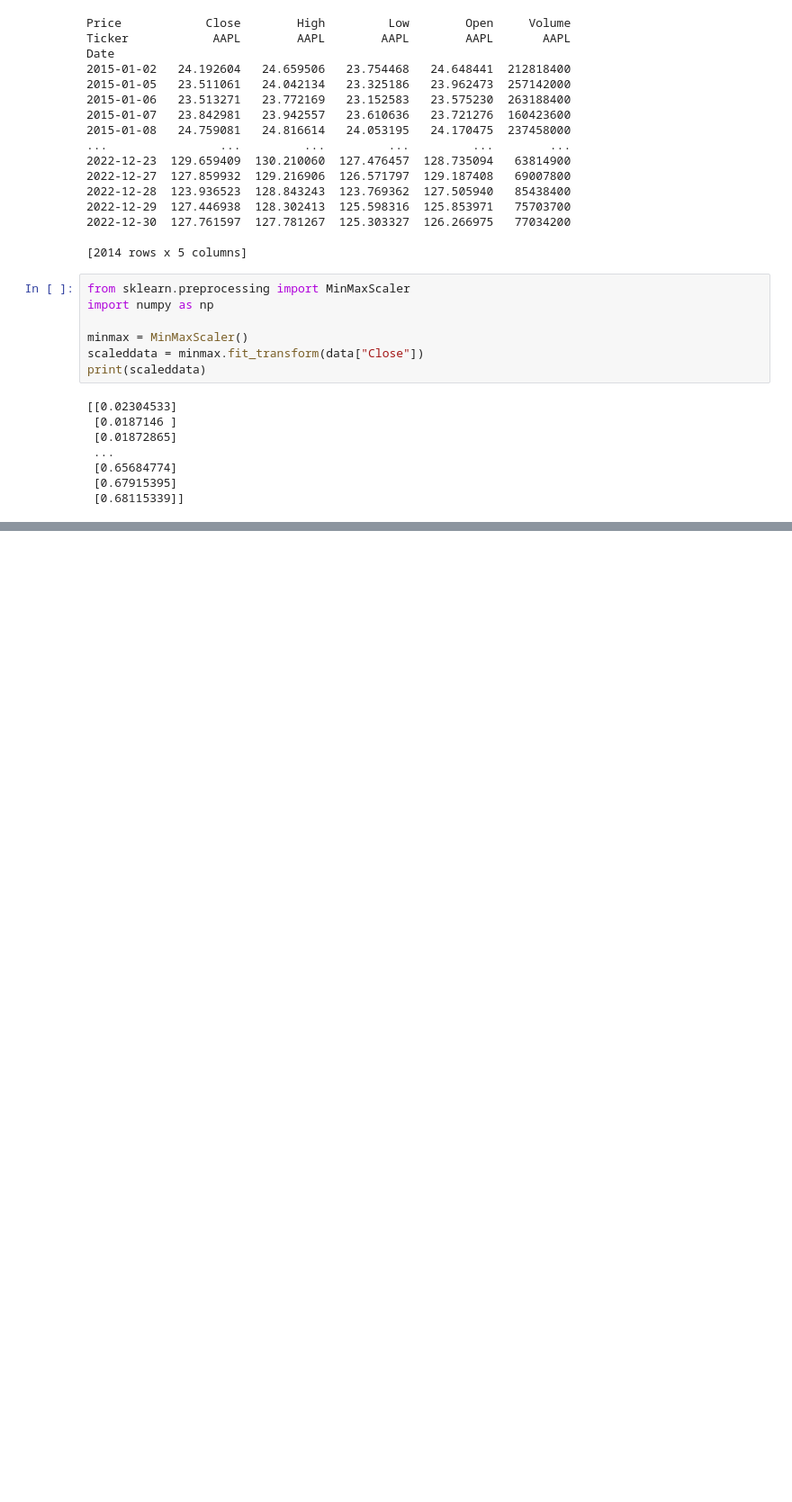
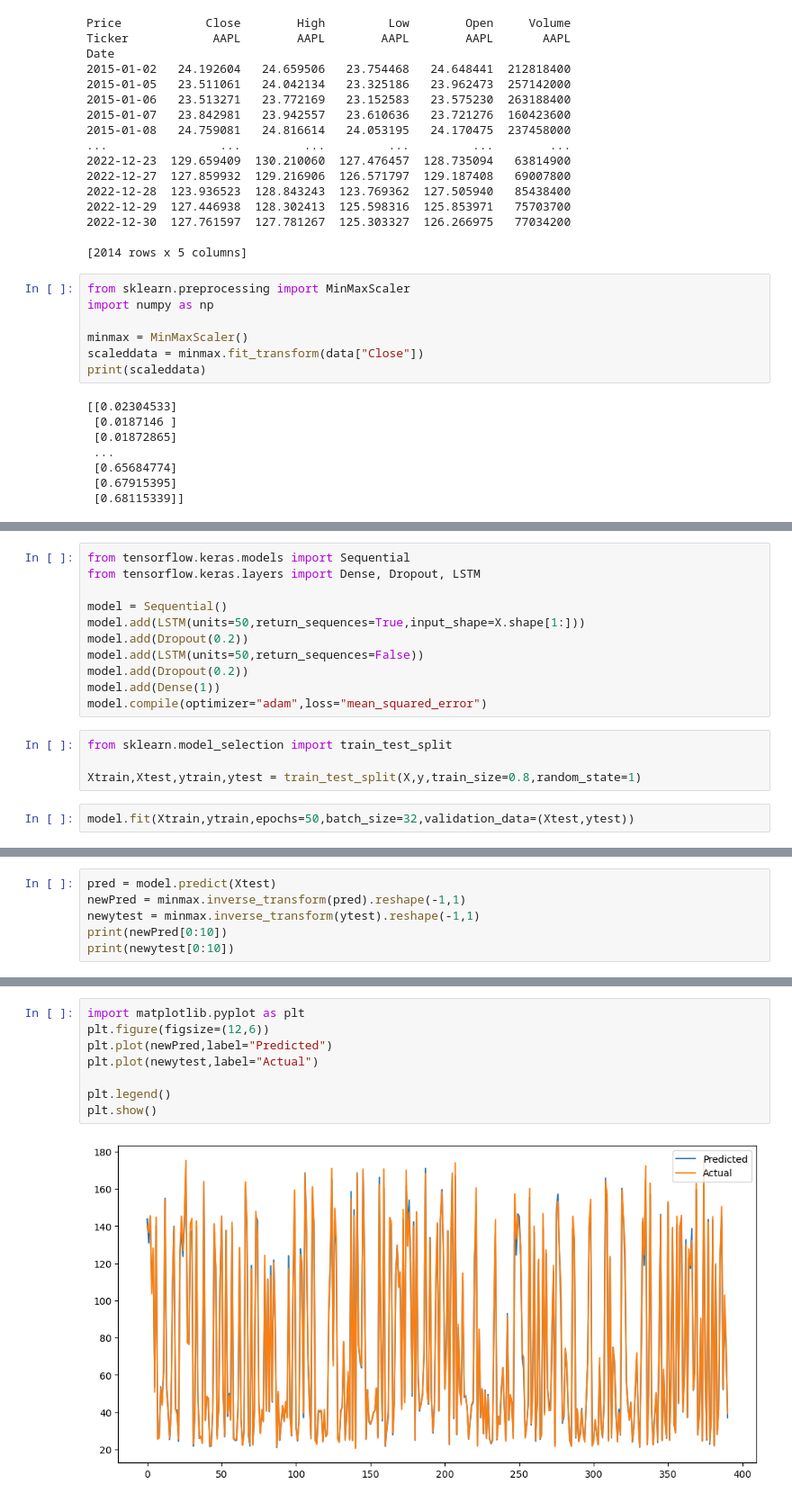
Before and after one commit to Mlee3333/Deep-Learning, a Jupyter notebook: LSTM.ipynb, the cells around one changed output, grey strips where cells are left out. Shown at 90% size. Saved outputs shown, nothing was run; the diff lists cells and outputs as text; blank space fills up the shorter version.

```diff
--- a/LSTM.ipynb
+++ b/LSTM.ipynb
@@ -82,0 +103,17 @@ TypeError: only integer scalar arrays can be converted to a scalar index
+# %%
+from tensorflow.keras.models import Sequential
+from tensorflow.keras.layers import Dense, Dropout, LSTM
+
+model = Sequential()
+model.add(LSTM(units=50,return_sequences=True,input_shape=X.shape[1:]))
+model.add(Dropout(0.2))
+model.add(LSTM(units=50,return_sequences=False))
+model.add(Dropout(0.2))
+model.add(Dense(1))
+model.compile(optimizer="adam",loss="mean_squared_error")
+# %%
+from sklearn.model_selection import train_test_split
+
+Xtrain,Xtest,ytrain,ytest = train_test_split(X,y,train_size=0.8,random_state=1)
+# %%
+model.fit(Xtrain,ytrain,epochs=50,batch_size=32,validation_data=(Xtest,ytest))
@@ -82,0 +139,6 @@ TypeError: only integer scalar arrays can be converted to a scalar index
+# %%
+pred = model.predict(Xtest)
+newPred = minmax.inverse_transform(pred).reshape(-1,1)
+newytest = minmax.inverse_transform(ytest).reshape(-1,1)
+print(newPred[0:10])
+print(newytest[0:10])
@@ -82,0 +172,10 @@ TypeError: only integer scalar arrays can be converted to a scalar index
+# %%
+import matplotlib.pyplot as plt
+plt.figure(figsize=(12,6))
+plt.plot(newPred,label="Predicted")
+plt.plot(newytest,label="Actual")
+
+plt.legend()
+plt.show()
+# %% [output]
+[figure, added]
```
Also changed, not shown: parts of 5 cells of this notebook.
